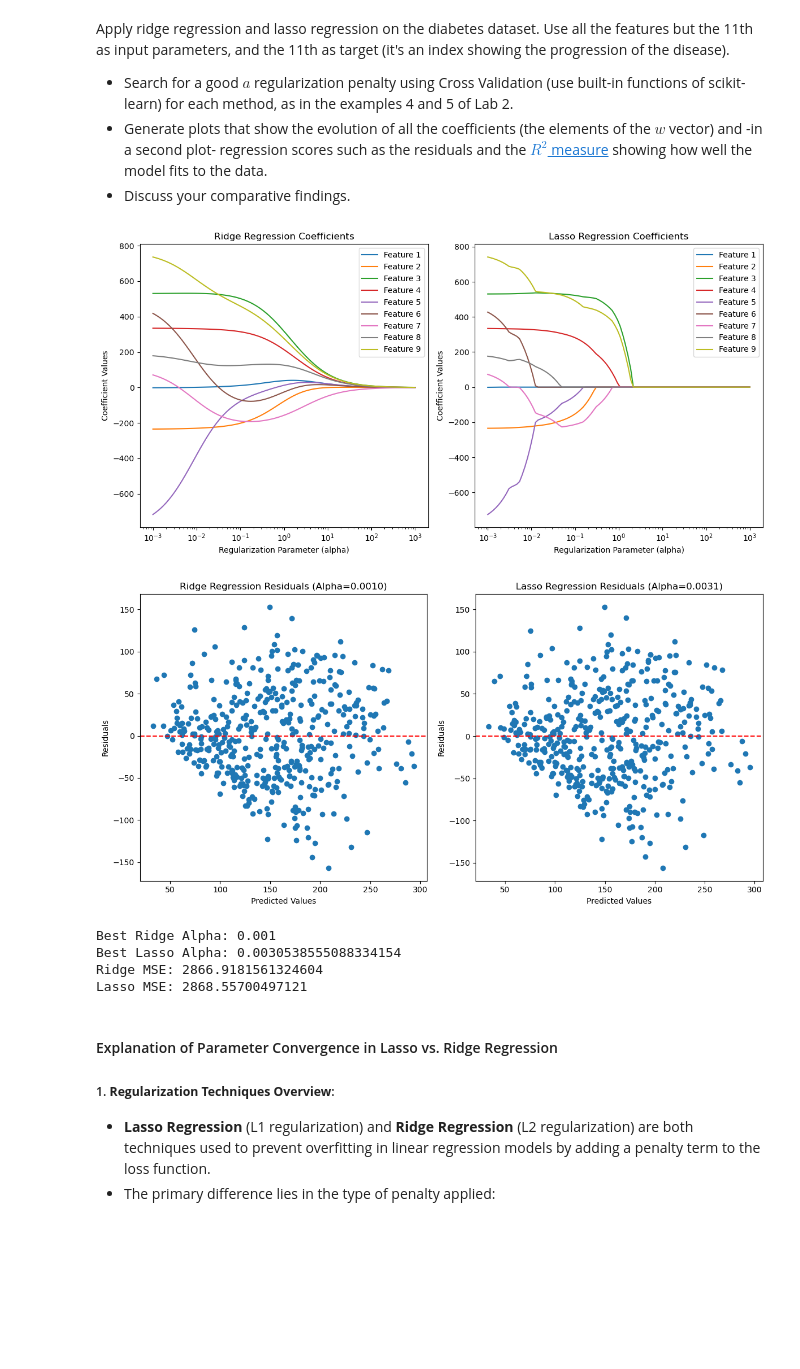
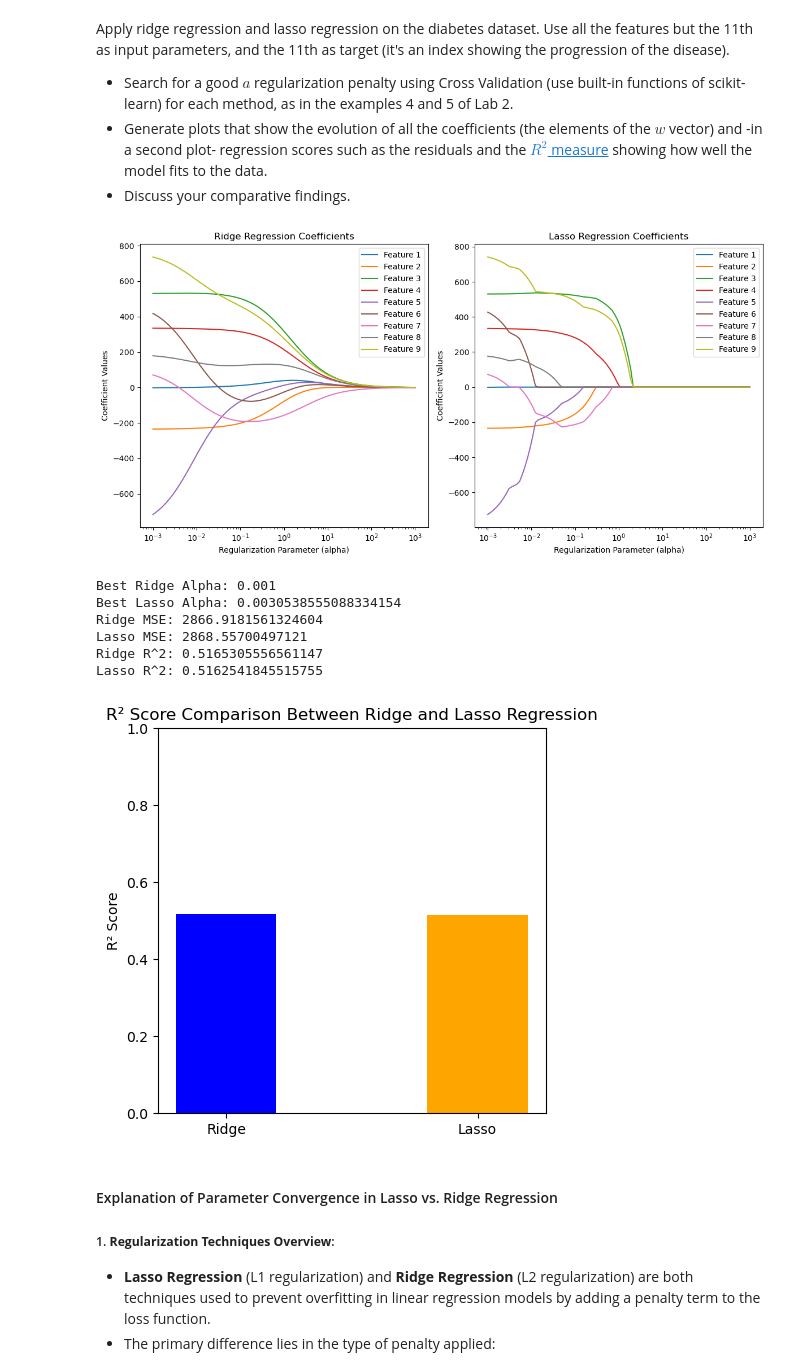
Before and after one commit to yizhi0129/333DA, a Jupyter notebook: Assignments1.ipynb, the cells around one changed output. Drawn from its saved outputs; the diff is of its cells as text; code cells hidden in the pictures; blank space fills up the shorter version.

```diff
--- a/Assignments1.ipynb
+++ b/Assignments1.ipynb
@@ -653,7 +674,7 @@ for p in range(1, 11):
 
     # Calculate variance and bias
     bias = y_0_true - np.mean([knn.predict(np.zeros((1, p)))[0] for _ in range(num_trials)])
-    variance = np.var([knn.predict(np.zeros((1, p)))[0] for _ in range(num_trials)])
+    variance = np.var([knn.predict(X_train)[0] for _ in range(num_trials)])
 
     bias_list.append(bias**2)  # Bias squared
     variance_list.append(variance)
@@ -663,7 +684,7 @@ for p in range(1, 11):
     avg_distances.append(avg_distance)
 
 # Plot the results
-plt.figure(figsize=(6, 6))
+plt.figure(figsize=(12, 6))
 
 # MSE, Bias^2, and Variance plot
 plt.subplot(1, 2, 1)
@@ -682,8 +703,8 @@ plt.plot(range(1, 11), avg_distances, label='Avg Distance to Nearest Neighbor',
 plt.title('Average Distance to Nearest Neighbor vs. Dimension')
 plt.xlabel('Dimension (p)')
 plt.ylabel('Average Distance')
-plt.legend(False)
-plt.grid()
+plt.legend()
+plt.grid(False)
 
 plt.tight_layout()
 plt.show()
@@ -1219,8 +1335,8 @@ import numpy as np
 import matplotlib.pyplot as plt
 from sklearn import datasets
 from sklearn.linear_model import Ridge, Lasso
-from sklearn.model_selection import cross_val_score, GridSearchCV
-from sklearn.metrics import mean_squared_error
+from sklearn.model_selection import GridSearchCV
+from sklearn.metrics import mean_squared_error, r2_score
 
 # Load the diabetes dataset from sklearn
 diabetes = datasets.load_diabetes()
@@ -1261,59 +1377,53 @@ plt.legend()
 
 # Lasso regression plot
 plt.subplot(1, 2, 2)
 for i in range(X.shape[1]):
     plt.plot(alphas, [Lasso(alpha=a, max_iter=10000).fit(X, y).coef_[i] for a in alphas], label=f'Feature {i+1}')
 plt.xscale('log')  # Logarithmic x-axis for alpha
 plt.xlabel('Regularization Parameter (alpha)')
 plt.ylabel('Coefficient Values')
 plt.title('Lasso Regression Coefficients')
 plt.legend()
 
 plt.tight_layout()  # Adjust layout to avoid overlapping
 plt.show()
 
 # Make predictions using the best Ridge and Lasso models
 ridge_pred = ridge_best.predict(X)
 lasso_pred = lasso_best.predict(X)
 
 # Calculate residuals (difference between actual and predicted values)
 ridge_residuals = y - ridge_pred
 lasso_residuals = y - lasso_pred
 
-# Plot residuals for Ridge and Lasso models
-plt.figure(figsize=(12, 6))
-
-# Ridge regression residual plot
-plt.subplot(1, 2, 1)
-plt.scatter(ridge_pred, ridge_residuals)
-plt.axhline(y=0, color='r', linestyle='--')  # Horizontal line at residual=0
-plt.xlabel('Predicted Values')
-plt.ylabel('Residuals')
-plt.title(f'Ridge Regression Residuals (Alpha={best_ridge_alpha:.4f})')
-
-# Lasso regression residual plot
-plt.subplot(1, 2, 2)
-plt.scatter(lasso_pred, lasso_residuals)
-plt.axhline(y=0, color='r', linestyle='--')  # Horizontal line at residual=0
-plt.xlabel('Predicted Values')
-plt.ylabel('Residuals')
-plt.title(f'Lasso Regression Residuals (Alpha={best_lasso_alpha:.4f})')
-
-plt.tight_layout()  # Adjust layout to avoid overlapping
-plt.show()
+# Calculate R² scores
+ridge_r2 = r2_score(y, ridge_pred)
+lasso_r2 = r2_score(y, lasso_pred)
 
 # Print the best alpha values and mean squared error (MSE) for both Ridge and Lasso models
 print(f"Best Ridge Alpha: {best_ridge_alpha}")
 print(f"Best Lasso Alpha: {best_lasso_alpha}")
 print(f"Ridge MSE: {mean_squared_error(y, ridge_pred)}")
 print(f"Lasso MSE: {mean_squared_error(y, lasso_pred)}")
+print(f"Ridge R^2: {ridge_r2}")
+print(f"Lasso R^2: {lasso_r2}")
+
+# Plot R² values for Ridge and Lasso
+plt.figure(figsize=(5, 5))
+plt.bar(['Ridge', 'Lasso'], [ridge_r2, lasso_r2], color=['blue', 'orange'], width=0.4)
+plt.ylim(0, 1)  # Set limits for the y-axis
+plt.ylabel('R² Score')
+plt.title('R² Score Comparison Between Ridge and Lasso Regression')
+plt.show()
 # %% [output]
 [figure]
+Best Ridge Alpha: 0.001
+Best Lasso Alpha: 0.0030538555088334154
+Ridge MSE: 2866.9181561324604
+Lasso MSE: 2868.55700497121
+Ridge R^2: 0.5165305556561147
+Lasso R^2: 0.5162541845515755
-[figure, old version]
+[figure, new version]
-Best Ridge Alpha: 0.001
-Best Lasso Alpha: 0.0030538555088334154
-Ridge MSE: 2866.9181561324604
-Lasso MSE: 2868.55700497121
 # %% [markdown]
 #### Explanation of Parameter Convergence in Lasso vs. Ridge Regression
 
```
Also changed, not shown: parts of 9 cells of this notebook.
